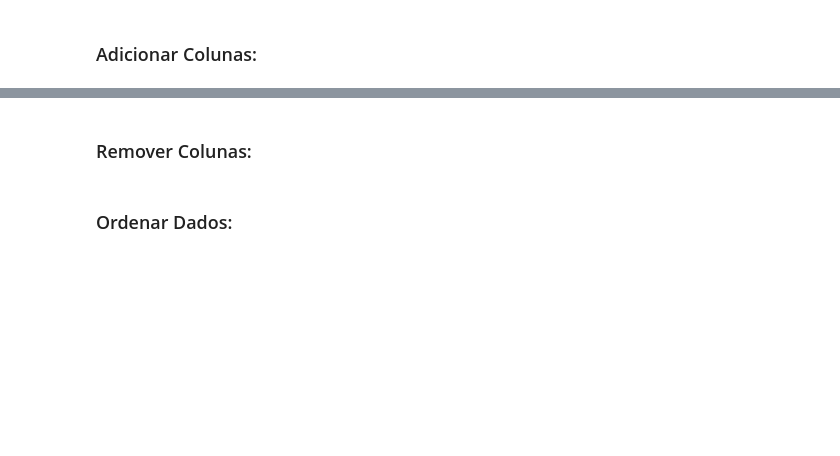
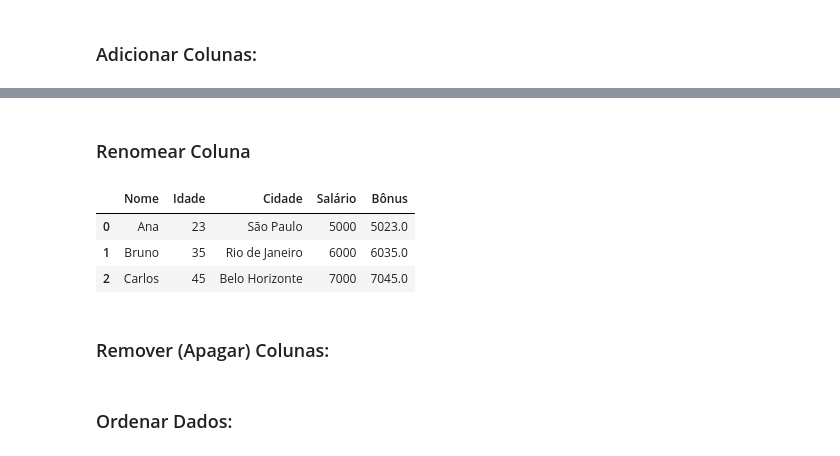
Before and after one commit to guipaleari/udemy_estudo_python, a Jupyter notebook: 01.Introducao/06.pandas.ipynb, the cells around one changed output, grey strips where cells are left out. Drawn from its saved outputs; the diff is of its cells as text; code cells hidden in the pictures; blank space fills up the shorter version.

```diff
--- a/01.Introducao/06.pandas.ipynb
+++ b/01.Introducao/06.pandas.ipynb
@@ -127,5 +153,15 @@ df['Salário'] = [5000, 6000, 7000]
+# %% [markdown]
+### Renomear Coluna
+# %%
+df.rename(columns={'Aumento':"Bônus"}, inplace=True)
+df
+# %% [output]
+|  | Nome | Idade | Cidade | Salário | Bônus |
+| 0 | Ana | 23 | São Paulo | 5000 | 5023.0 |
+| 1 | Bruno | 35 | Rio de Janeiro | 6000 | 6035.0 |
+| 2 | Carlos | 45 | Belo Horizonte | 7000 | 7045.0 |
 # %% [markdown]
-### Remover Colunas:
+### Remover (Apagar) Colunas:
 # %%
 df = df.drop(columns=['Cidade'])
 # %% [markdown]
```
Also changed, not shown: parts of 11 cells of this notebook, 3 other files.
